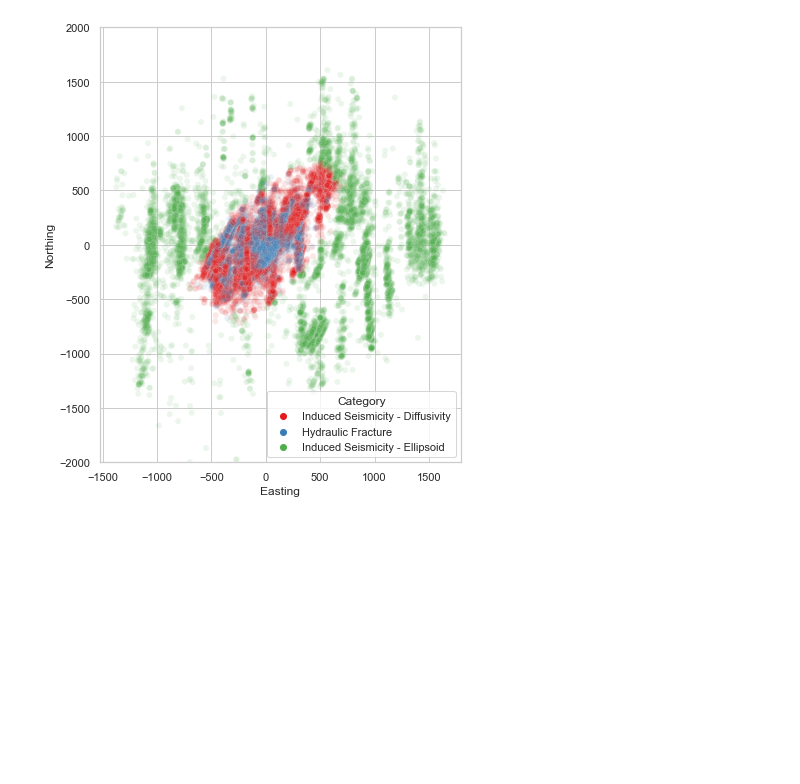
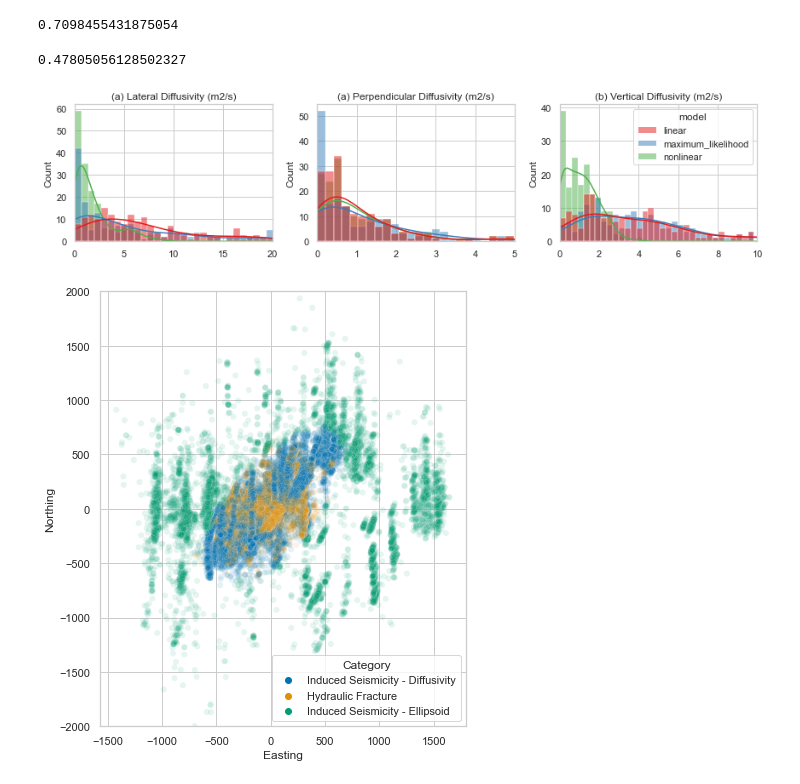
Before and after one commit to ScottHMcKean/bayesian_diffusivity_inference, a Jupyter notebook: compile_bayesian_diffusivity_inference.ipynb, the cells around one changed output. Cells and saved outputs as stored; diff of their text form; code cells hidden in the pictures; blank space fills up the shorter version.

```diff
--- a/compile_bayesian_diffusivity_inference.ipynb
+++ b/compile_bayesian_diffusivity_inference.ipynb
@@ -31,6 +35,6 @@ freq_diffusivity = (
 )
 
 # merge bayesian and frequentist frames for comparison
-combined_diff_results = pd.concat([bayes_diffusivity, freq_diffusivity], axis=0)
+combined_diff_results = pd.concat([bayes_diffusivity, freq_diffusivity], axis=0).groupby(["WellID","Stage","model"]).first().reset_index()
 # %%
 # run linear diffusivity and filter events within the 97% HDI of the triggering front
@@ -42,6 +47,5 @@ bayes_filtered_distances = (distances
 )
-# %%
-from src.plots import make_segregation_stage_overlay
-make_segregation_stage_overlay(bayes_filtered_distances)
-# %% [output]
-[figure, removed]
+# %%
+linear_filtered_distances.query('in_frac_ellipsoid').query('in_diff_ellipsoid').shape[0]/linear_filtered_distances.shape[0]
+# %% [output]
+0.7098455431875054
@@ -47,0 +60,39 @@ make_segregation_stage_overlay(bayes_filtered_distances)
+# %%
+nonlinear_filtered_distances.query('in_frac_ellipsoid').query('in_diff_ellipsoid').shape[0]/nonlinear_filtered_distances.shape[0]
+# %% [output]
+0.47805056128502327
+# %%
+make_diffusivity_comparison_plot(combined_diff_results)
+# %% [output]
+[figure, added]
+# %%
+def make_segregation_stage_overlay(bayes_filtered_distances: pd.DataFrame, figsize=(10,8)):
+    """Make an overlay of all stages in plan view, differentiating the different
+    segregation categories (induced seismicity from plausible ellipsoid or diffusivity
+    vs hydraulic fracture). Adds a category column for the plot.
+
+    Args:
+        bayes_filtered_distances (pd.DataFrame): Dataframe of distances with in_frac_ellipsoid, in_diff_ellipsoid columns
+        figsize (tuple, optional): _description_. Defaults to (10,8).
+    """
+    sns.set_style('whitegrid')
+    sns.set_palette('colorblind')
+
+    bayes_filtered_distances['Category'] = np.where(
+        bayes_filtered_distances.in_frac_ellipsoid == False, 'Induced Seismicity - Ellipsoid',
+        np.where(bayes_filtered_distances.in_diff_ellipsoid == False, 'Induced Seismicity - Diffusivity',
+        'Hydraulic Fracture')
+        )
+
+    fig, ax = plt.subplots(figsize=figsize)
+    sns.scatterplot(data=bayes_filtered_distances, x='dx_cart_m', y='dy_cart_m', hue='Category', color=None, alpha=0.1)
+    ax.set_aspect('equal')
+    ax.set_ylim(-2000,2000)
+    ax.set_ylabel('Northing')
+    ax.set_xlabel('Easting')
+    plt.show()
+
+make_segregation_stage_overlay(nonlinear_filtered_distances)
+plt.show()
+# %% [output]
+[figure, added]
```
Also changed, not shown: parts of 10 cells of this notebook, 5 other files.
